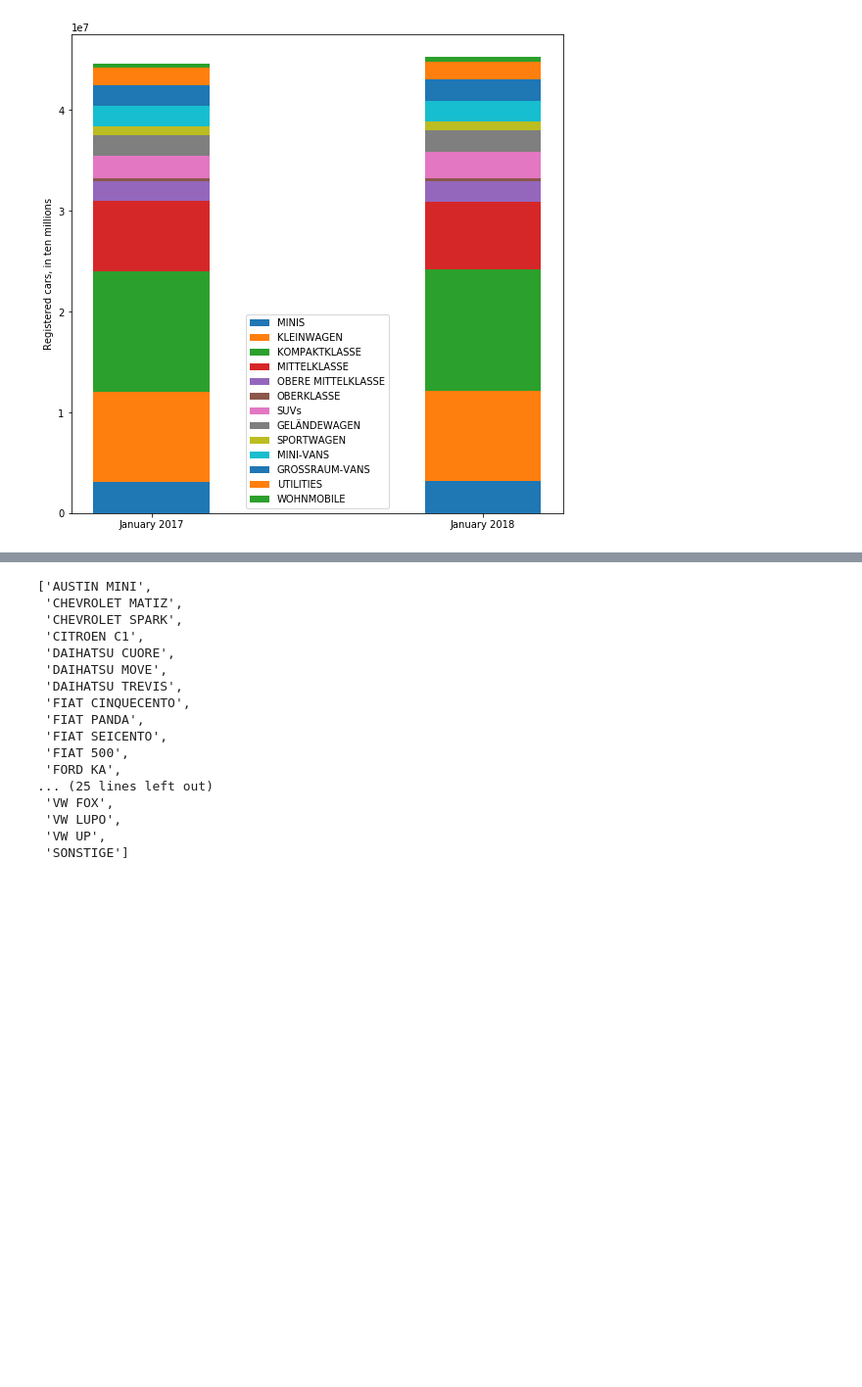
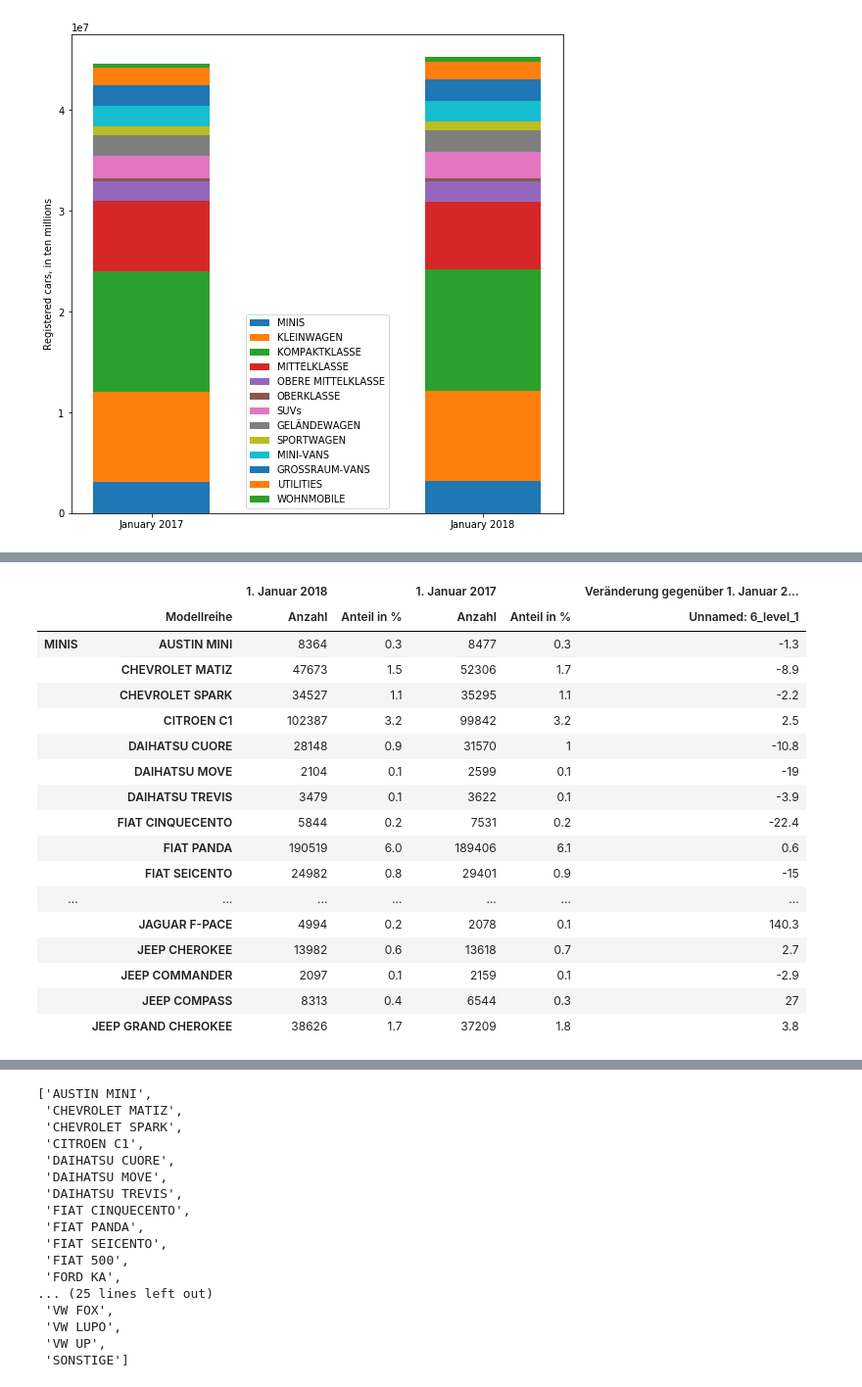
Before and after one commit to TristanHehnen/StatisticalDataCollection, a Jupyter notebook: GermanyPKWData2017_18/GermanyPKWData2017_18.ipynb, the cells around one changed output, grey strips where cells are left out. Shown: that part at 98% size. Saved outputs shown, nothing was run; the diff lists cells and outputs as text; code cells hidden in the pictures; blank space fills up the shorter version.

```diff
--- a/GermanyPKWData2017_18/GermanyPKWData2017_18.ipynb
+++ b/GermanyPKWData2017_18/GermanyPKWData2017_18.ipynb
@@ -147,3 +126,25 @@ pkw_data_2017_18
+# %%
+pd.set_option('display.max_rows', 700)
+pkw_data_2017_18
+# %% [output]
+|  |  | 1. Januar 2018 |  | 1. Januar 2017 |  | Veränderung gegenüber 1. Januar 2... |
+|  | Modellreihe | Anzahl | Anteil in % | Anzahl | Anteil in % | Unnamed: 6_level_1 |
+| MINIS | AUSTIN MINI | 8364 | 0.3 | 8477 | 0.3 | -1.3 |
+|  | CHEVROLET MATIZ | 47673 | 1.5 | 52306 | 1.7 | -8.9 |
+|  | CHEVROLET SPARK | 34527 | 1.1 | 35295 | 1.1 | -2.2 |
+|  | CITROEN C1 | 102387 | 3.2 | 99842 | 3.2 | 2.5 |
+|  | DAIHATSU CUORE | 28148 | 0.9 | 31570 | 1 | -10.8 |
+|  | DAIHATSU MOVE | 2104 | 0.1 | 2599 | 0.1 | -19 |
+|  | DAIHATSU TREVIS | 3479 | 0.1 | 3622 | 0.1 | -3.9 |
+|  | FIAT CINQUECENTO | 5844 | 0.2 | 7531 | 0.2 | -22.4 |
+|  | FIAT PANDA | 190519 | 6.0 | 189406 | 6.1 | 0.6 |
+|  | FIAT SEICENTO | 24982 | 0.8 | 29401 | 0.9 | -15 |
+| ... | ... | ... | ... | ... | ... | ... |
+|  | JAGUAR F-PACE | 4994 | 0.2 | 2078 | 0.1 | 140.3 |
+|  | JEEP CHEROKEE | 13982 | 0.6 | 13618 | 0.7 | 2.7 |
+|  | JEEP COMMANDER | 2097 | 0.1 | 2159 | 0.1 | -2.9 |
+|  | JEEP COMPASS | 8313 | 0.4 | 6544 | 0.3 | 27 |
+|  | JEEP GRAND CHEROKEE | 38626 | 1.7 | 37209 | 1.8 | 3.8 |
 # %%
 # How to address/locate a specific cell.
 for i in segment:
```
Also changed, not shown: parts of 8 cells of this notebook.
